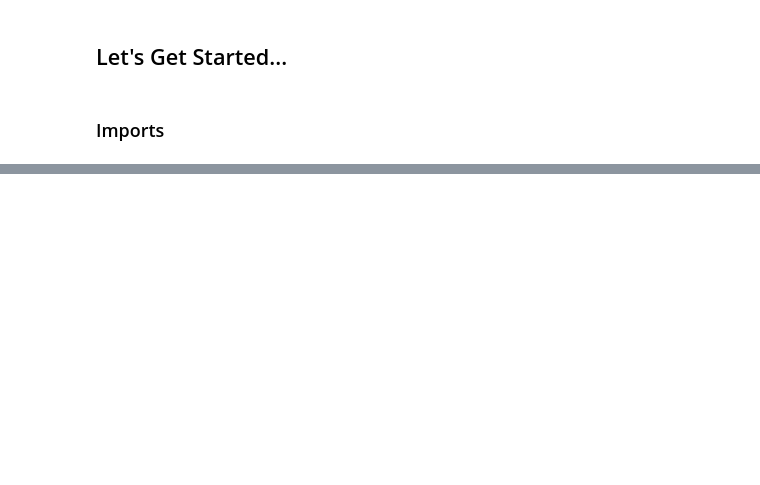
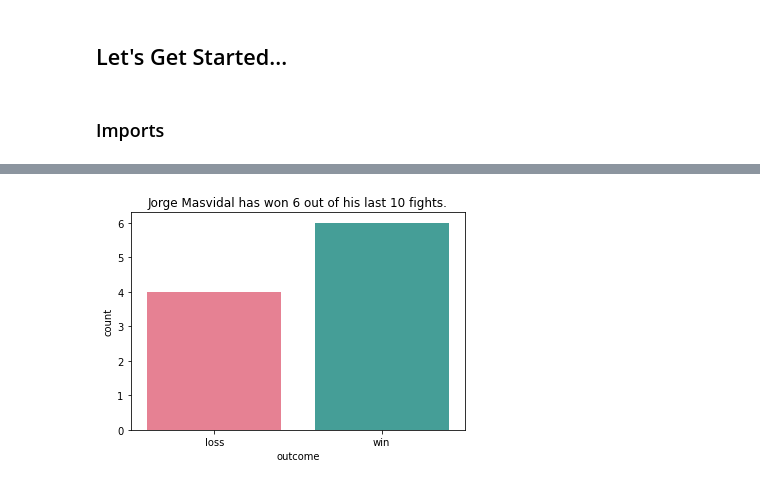
Before and after one commit to chloerwhitaker/UFC-Project, a Jupyter notebook: Final_UFC_Fight_Card_Predictor.ipynb, the cells around one changed output, grey strips where cells are left out. Drawn from its saved outputs; the diff is of its cells as text; code cells hidden in the pictures; blank space fills up the shorter version.

```diff
--- a/Final_UFC_Fight_Card_Predictor.ipynb
+++ b/Final_UFC_Fight_Card_Predictor.ipynb
@@ -26,0 +193,2 @@ For this particular project we will be looking at UFC 272 PPV - Colby Covington
+# %%
+jorge_diff = get_jorge()
@@ -26,0 +206,6 @@ For this particular project we will be looking at UFC 272 PPV - Colby Covington
+# %%
+sns.countplot(x="outcome", data=jorge_diff, palette="husl");
+plt.title("Jorge Masvidal has won 6 out of his last 10 fights.")
+plt.show()
+# %% [output]
+[figure, added]
```
Also changed, not shown: parts of 87 cells of this notebook.
